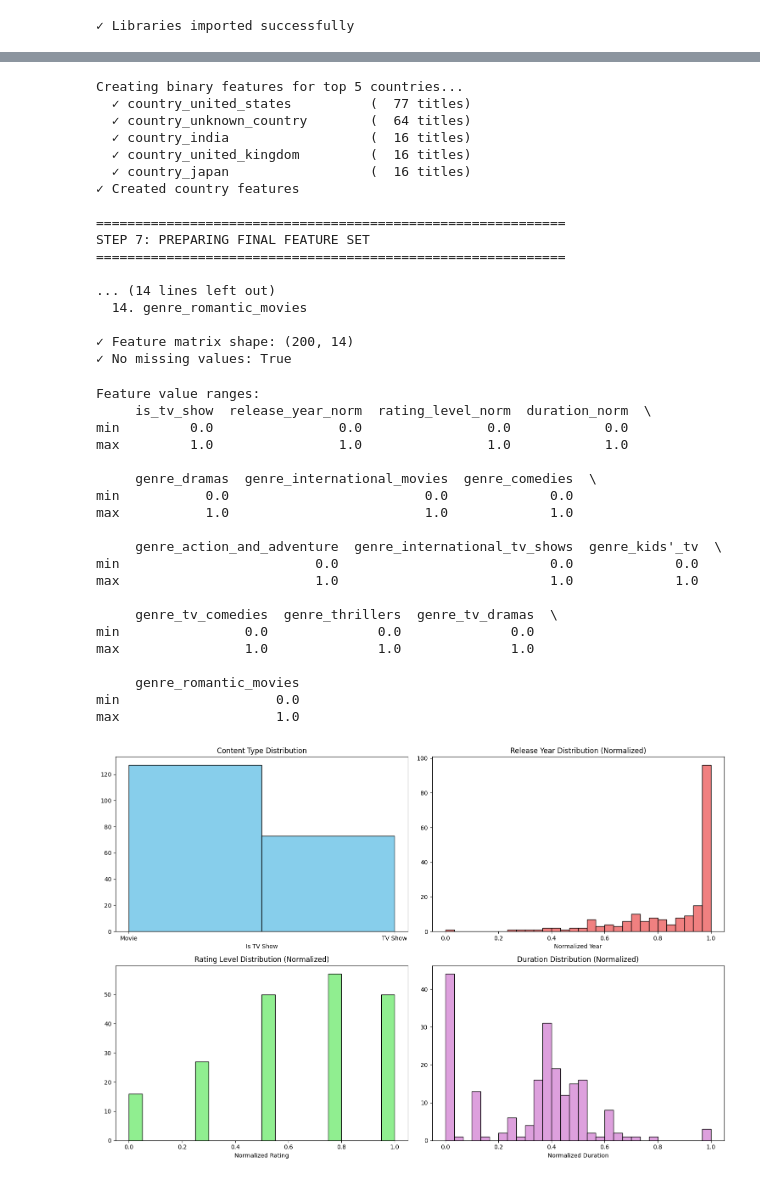
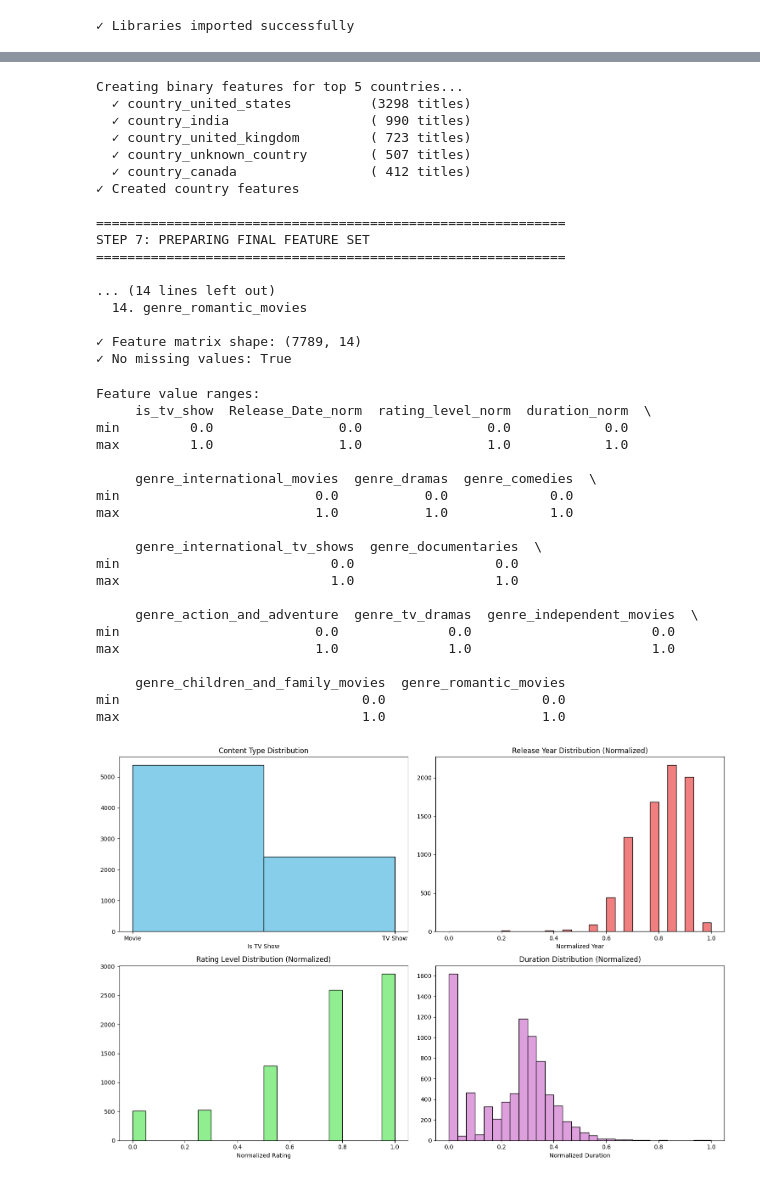
Before and after one commit to Srayoshi-Mirza/Netflix-Show-Clustering, a Jupyter notebook: notebooks/02_preprocessing.ipynb, the cells around one changed output, grey strips where cells are left out. Cells and saved outputs as stored; diff of their text form; code cells hidden in the pictures.

```diff
--- a/notebooks/02_preprocessing.ipynb
+++ b/notebooks/02_preprocessing.ipynb
@@ -12,7 +12,7 @@ print("✓ Libraries imported successfully")
 ✓ Libraries imported successfully
 # %%
 # Load the raw Netflix dataset
-df = pd.read_csv('../data/raw/netflix_titles.csv')
+df = pd.read_csv('../data/raw/Netflix_Dataset.csv')
 
 print("=" * 60)
 print("DATA LOADED FOR PREPROCESSING")
@@ -63,17 +74,18 @@ dtype: int64
 ✓ All missing values handled
 # %%
 # Feature 1: Content Type (Binary)
-df_clean['is_tv_show'] = (df_clean['type'] == 'TV Show').astype(int)
+df_clean['is_tv_show'] = (df_clean['Category'] == 'TV Show').astype(int)
 print("✓ Created 'is_tv_show' feature (0=Movie, 1=TV Show)")
 
 # Feature 2: Release Year Normalization
-release_years = df_clean['release_year'].fillna(df_clean['release_year'].median())
-df_clean['release_year_norm'] = (release_years - release_years.min()) / (release_years.max() - release_years.min())
-print("✓ Created 'release_year_norm' feature (normalized to 0-1)")
+df_clean['Release_Date_dt'] = pd.to_datetime(df_clean['Release_Date'], errors='coerce')
+df_clean['Release_Year'] = df_clean['Release_Date_dt'].dt.year.fillna(df_clean['Release_Date_dt'].dt.year.median())
+df_clean['Release_Date_norm'] = (df_clean['Release_Year'] - df_clean['Release_Year'].min()) / (df_clean['Release_Year'].max() - df_clean['Release_Year'].min())
+print("✓ Created 'Release_Date_norm' feature (normalized to 0-1)")
 
 # Feature 3: Content Age (years since release)
 current_year = 2021  # Dataset is from 2021
-df_clean['content_age'] = current_year - df_clean['release_year']
+df_clean['content_age'] = current_year - df_clean['Release_Year']
 df_clean['content_age_norm'] = df_clean['content_age'] / df_clean['content_age'].max()
 print("✓ Created 'content_age' and normalized version")
 
@@ -102,11 +114,11 @@ rating_map = {
 
 print("Rating hierarchy mapping:")
 for rating, level in sorted(rating_map.items(), key=lambda x: x[1]):
-    count = (df_clean['rating'] == rating).sum()
+    count = (df_clean['Rating'] == rating).sum()
     print(f"  {rating:12} → Level {level}  ({count:4} titles)")
 
 # Apply mapping and normalize
-df_clean['rating_level'] = df_clean['rating'].map(rating_map).fillna(3)
+df_clean['rating_level'] = df_clean['Rating'].map(rating_map).fillna(3)
 df_clean['rating_level_norm'] = (df_clean['rating_level'] - 1) / 4  # Normalize to 0-1
 
 print("\n✓ Rating encoded and normalized")
@@ -131,7 +143,7 @@ Rating hierarchy mapping:
 Name: rating_level, dtype: int64
 # %%
 # Extract all genres
-all_genres = df_clean['listed_in'].dropna().str.split(',').explode().str.strip()
+all_genres = df_clean['Type'].dropna().str.split(',').explode().str.strip()
 genre_counts = all_genres.value_counts()
 
 print(f"Total unique genres: {len(genre_counts)}")
@@ -148,7 +160,7 @@ print(f"\nCreating binary features for top {top_n} genres...")
 for genre in top_genres:
     # Create clean column name
     col_name = f"genre_{genre.lower().replace(' ', '_').replace('&', 'and').replace('-', '_')}"
-    df_clean[col_name] = df_clean['listed_in'].fillna('').str.contains(genre, case=False).astype(int)
+    df_clean[col_name] = df_clean['Type'].fillna('').str.contains(genre, case=False).astype(int)
     count = df_clean[col_name].sum()
     print(f"  ✓ {col_name:40} ({count:4} titles)")
 
@@ -167,11 +179,11 @@ def extract_duration(duration_str):
     numbers = [int(s) for s in str(duration_str).split() if s.isdigit()]
     return numbers[0] if numbers else np.nan
 
-df_clean['duration_numeric'] = df_clean['duration'].apply(extract_duration)
+df_clean['duration_numeric'] = df_clean['Duration'].apply(extract_duration)
 
 # Separate handling for movies (minutes) and TV shows (seasons)
-movies_mask = df_clean['type'] == 'Movie'
-tv_mask = df_clean['type'] == 'TV Show'
+movies_mask = df_clean['Category'] == 'Movie'
+tv_mask = df_clean['Category'] == 'TV Show'
 
 # For movies: normalize minutes
 if movies_mask.any():
@@ -216,6 +228,6 @@ STEP 5: DURATION FEATURE EXTRACTION
 # %%
 # Extract all countries
-all_countries = df_clean['country'].dropna().str.split(',').explode().str.strip()
+all_countries = df_clean['Country'].dropna().str.split(',').explode().str.strip()
 country_counts = all_countries.value_counts()
 
 # Top producing countries
@@ -224,7 +236,7 @@ top_countries = country_counts.head(5).index.tolist()
 print("Creating binary features for top 5 countries...")
 for country in top_countries:
     col_name = f"country_{country.lower().replace(' ', '_')}"
-    df_clean[col_name] = df_clean['country'].fillna('').str.contains(country, case=False).astype(int)
+    df_clean[col_name] = df_clean['Country'].fillna('').str.contains(country, case=False).astype(int)
     count = df_clean[col_name].sum()
     print(f"  ✓ {col_name:30} ({count:4} titles)")
 
@@ -238,7 +250,7 @@ print("=" * 60)
 # Collect all feature columns
 feature_columns = [
     'is_tv_show',
-    'release_year_norm',
+    'Release_Date_norm',
     'rating_level_norm',
     'duration_norm'
 ]
@@ -262,11 +274,11 @@ print(f"\n✓ Feature matrix shape: {features_df.shape}")
 print(f"✓ No missing values: {features_df.isnull().sum().sum() == 0}")
 # %% [output]
 Creating binary features for top 5 countries...
-  ✓ country_united_states          (  77 titles)
-  ✓ country_unknown_country        (  64 titles)
-  ✓ country_india                  (  16 titles)
-  ✓ country_united_kingdom         (  16 titles)
-  ✓ country_japan                  (  16 titles)
+  ✓ country_united_states          (3298 titles)
+  ✓ country_india                  ( 990 titles)
+  ✓ country_united_kingdom         ( 723 titles)
+  ✓ country_unknown_country        ( 507 titles)
+  ✓ country_canada                 ( 412 titles)
 ✓ Created country features
 
 ============================================================
@@ -276,7 +288,7 @@ STEP 7: PREPARING FINAL FEATURE SET
 ... (14 lines left out)
   14. genre_romantic_movies
 
-✓ Feature matrix shape: (200, 14)
+✓ Feature matrix shape: (7789, 14)
 ✓ No missing values: True
 # %%
 print("Feature value ranges:")
@@ -286,48 +298,48 @@ print(features_df.describe().loc[['min', 'max']])
 fig, axes = plt.subplots(2, 2, figsize=(15, 10))
 
 # Basic features
 axes[0, 0].hist(features_df['is_tv_show'], bins=2, color='skyblue', edgecolor='black')
 axes[0, 0].set_title('Content Type Distribution')
 axes[0, 0].set_xlabel('Is TV Show')
 axes[0, 0].set_xticks([0, 1])
 axes[0, 0].set_xticklabels(['Movie', 'TV Show'])
 
-axes[0, 1].hist(features_df['release_year_norm'], bins=30, color='lightcoral', edgecolor='black')
+axes[0, 1].hist(features_df['Release_Date_norm'], bins=30, color='lightcoral', edgecolor='black')
 axes[0, 1].set_title('Release Year Distribution (Normalized)')
 axes[0, 1].set_xlabel('Normalized Year')
 
 axes[1, 0].hist(features_df['rating_level_norm'], bins=20, color='lightgreen', edgecolor='black')
 axes[1, 0].set_title('Rating Level Distribution (Normalized)')
 axes[1, 0].set_xlabel('Normalized Rating')
 
 axes[1, 1].hist(features_df['duration_norm'], bins=30, color='plum', edgecolor='black')
 axes[1, 1].set_title('Duration Distribution (Normalized)')
 axes[1, 1].set_xlabel('Normalized Duration')
 
 plt.tight_layout()
 plt.show()
 # %% [output]
 Feature value ranges:
-     is_tv_show  release_year_norm  rating_level_norm  duration_norm  \
+     is_tv_show  Release_Date_norm  rating_level_norm  duration_norm  \
 min         0.0                0.0                0.0            0.0
 max         1.0                1.0                1.0            1.0
 
-     genre_dramas  genre_international_movies  genre_comedies  \
-min           0.0                         0.0             0.0
-max           1.0                         1.0             1.0
+     genre_international_movies  genre_dramas  genre_comedies  \
+min                         0.0           0.0             0.0
+max                         1.0           1.0             1.0
 
-     genre_action_and_adventure  genre_international_tv_shows  genre_kids'_tv  \
-min                         0.0                           0.0             0.0
-max                         1.0                           1.0             1.0
+     genre_international_tv_shows  genre_documentaries  \
+min                           0.0                  0.0
+max                           1.0                  1.0
 
-     genre_tv_comedies  genre_thrillers  genre_tv_dramas  \
-min                0.0              0.0              0.0
-max                1.0              1.0              1.0
+     genre_action_and_adventure  genre_tv_dramas  genre_independent_movies  \
+min                         0.0              0.0                       0.0
+max                         1.0              1.0                       1.0
 
-     genre_romantic_movies
-min                    0.0
-max                    1.0
+     genre_children_and_family_movies  genre_romantic_movies
+min                               0.0                    0.0
+max                               1.0                    1.0
-[figure, old version]
+[figure, new version]
 # %%
 print("\nGenre feature correlation:")
 
```
Also changed, not shown: parts of 7 cells of this notebook, 11 other files.
